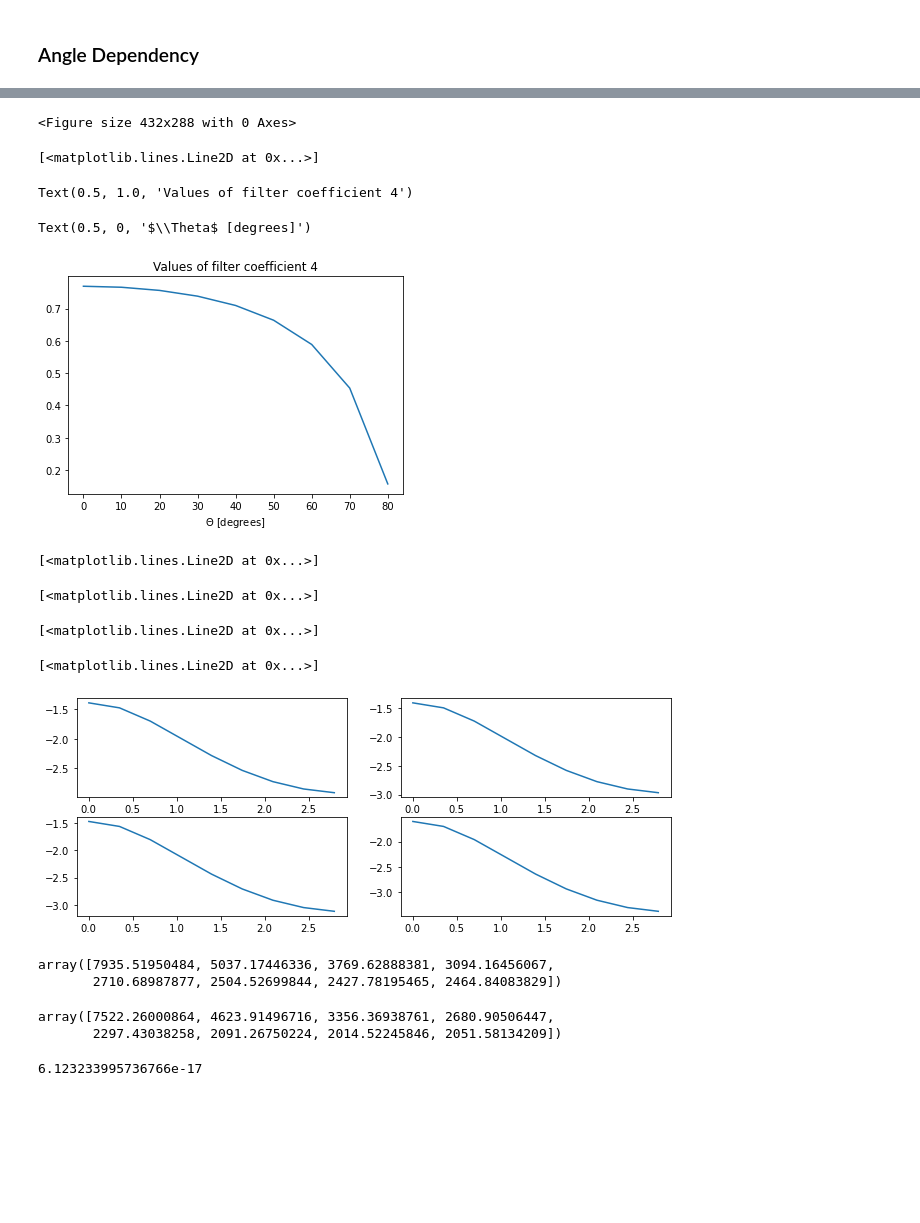
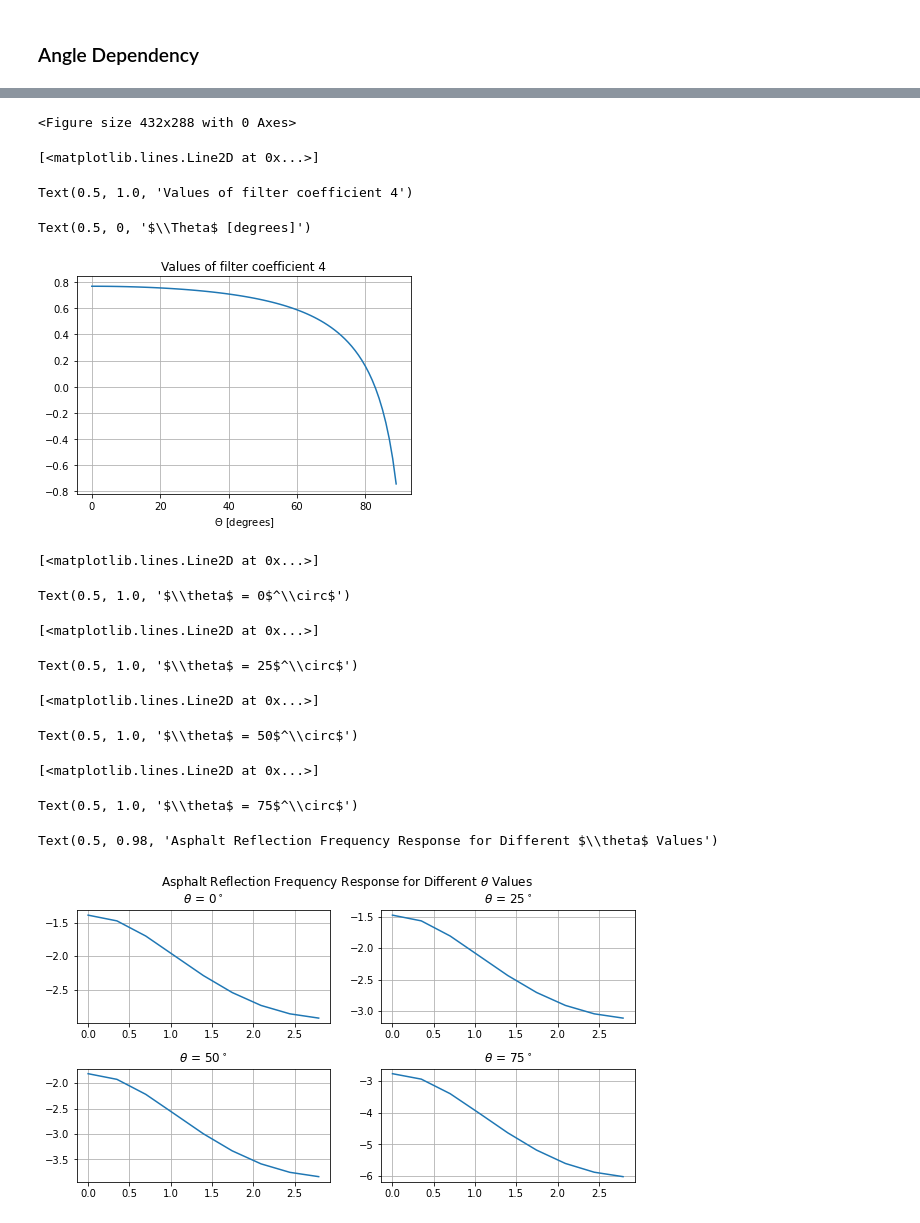
Before and after one commit to steDamiano/pyroadacoustics, a Jupyter notebook: angle_dep_filter.ipynb, the cells around one changed output, grey strips where cells are left out. Drawn from its saved outputs; the diff is of its cells as text; code cells hidden in the pictures; blank space fills up the shorter version.

Commit message:
Plots of angle dependet reflection coefficients

```diff
--- a/angle_dep_filter.ipynb
+++ b/angle_dep_filter.ipynb
@@ -199,18 +157,19 @@ def compute_speed_sound(T):
     import numpy as np
     return 331.3 * np.sqrt(T / 273.15)
 # %%
-theta_vector = np.arange(-85,85,1)
+theta_vector = np.arange(0,90,1)
 Z0 = compute_air_impedance(20 + 273.15)
 c = compute_speed_sound(20 + 273.15)
 Z = - Z0 * (refl + 1) / (refl-1)
-filter_len = 20
-filters = np.zeros((len(theta_vector),filter_len, 1))
+
 b_fir = np.zeros((len(theta_vector), numtaps))
 H_fir = np.zeros((len(theta_vector), numtaps), dtype = np.complex_)
 R = np.zeros((len(theta_vector), len(refl)))
+alpha = np.zeros_like(R)
 # Compute filters coefficients for all thetas
 for idx, theta in enumerate(theta_vector):
     R[idx] = ((Z * np.cos(math.radians(theta)) - Z0) / (Z * np.cos(math.radians(theta)) + Z0))
+    alpha[idx] = 1 - R[idx]**2
     # b_fir = scipy.signal.firls(numtaps, f_sel / 4000, R)      # Exception 'Desired must be positive'
     b_fir[idx] = scipy.signal.firwin2(numtaps, f_sel / 4000, R[idx])
     # time, imp_resp1 = scipy.signal.dimpulse((b_fir[idx], np.concatenate((np.array([1.]), np.zeros(len(b_fir[idx])-1))), 1), n=filter_len)
@@ -272,39 +217,46 @@ sel_coeff = 4
 plt.plot(theta_vector, b_fir[:,sel_coeff])
 plt.title('Values of filter coefficient %d' %sel_coeff)
 plt.xlabel(r'$\Theta$ [degrees]')
+plt.grid()
 plt.show()
 # %% [output]
 <Figure size 432x288 with 0 Axes>
 [<matplotlib.lines.Line2D at 0x...>]
 Text(0.5, 1.0, 'Values of filter coefficient 4')
 Text(0.5, 0, '$\\Theta$ [degrees]')
-[figure, old version]
+[figure, new version]
 # %%
-fig, axs = plt.subplots(2, 2)
-plt.subplots_adjust(left=0.125, right=1.5)
-axs[0][0].plot(w, 20*np.log10(abs(H_fir[0])))
-axs[0][1].plot(w, 20*np.log10(abs(H_fir[1])))
+fig, axs = plt.subplots(2, 2, figsize=(10, 5))
 
-axs[1][0].plot(w, 20*np.log10(abs(H_fir[2])))
-axs[1][1].plot(w, 20*np.log10(abs(H_fir[3])))
+fig.subplots_adjust(hspace = 0.4)
+axs[0,0].plot(w, 20*np.log10(abs(H_fir[0])))
+axs[0,0].set_title(r'$\theta$ = %d$^\circ$' %theta_vector[0])
+axs[0,0].grid()
+
+axs[0,1].plot(w, 20*np.log10(abs(H_fir[20])))
+axs[0,1].set_title(r'$\theta$ = %d$^\circ$' %theta_vector[25])
+axs[0,1].grid()
+
+axs[1,0].plot(w, 20*np.log10(abs(H_fir[40])))
+axs[1,0].set_title(r'$\theta$ = %d$^\circ$' %theta_vector[50])
+axs[1,0].grid()
+
+axs[1,1].plot(w, 20*np.log10(abs(H_fir[60])))
+axs[1,1].set_title(r'$\theta$ = %d$^\circ$' %theta_vector[75])
+axs[1,1].grid()
+
+fig.suptitle(r'Asphalt Reflection Frequency Response for Different $\theta$ Values')
+
+
+plt.show()
 # %% [output]
 [<matplotlib.lines.Line2D at 0x...>]
-[<matplotlib.lines.Line2D at 0x...>]
+Text(0.5, 1.0, '$\\theta$ = 0$^\\circ$')
 [<matplotlib.lines.Line2D at 0x...>]
-[<matplotlib.lines.Line2D at 0x...>]
+Text(0.5, 1.0, '$\\theta$ = 25$^\\circ$')
+[<matplotlib.lines.Line2D at 0x...>]
+Text(0.5, 1.0, '$\\theta$ = 50$^\\circ$')
+[<matplotlib.lines.Line2D at 0x...>]
+Text(0.5, 1.0, '$\\theta$ = 75$^\\circ$')
+Text(0.5, 0.98, 'Asphalt Reflection Frequency Response for Different $\\theta$ Values')
-[figure, old version]
+[figure, new version]
-# %%
-Z
-# %% [output]
-array([7935.51950484, 5037.17446336, 3769.62888381, 3094.16456067,
-       2710.68987877, 2504.52699844, 2427.78195465, 2464.84083829])
-# %%
-Z - Z0
-# %% [output]
-array([7522.26000864, 4623.91496716, 3356.36938761, 2680.90506447,
-       2297.43038258, 2091.26750224, 2014.52245846, 2051.58134209])
-# %%
-import math
-np.cos(math.radians(90))
-# %% [output]
-6.123233995736766e-17
```
Also changed, not shown: parts of 6 cells of this notebook, 2 other files.
